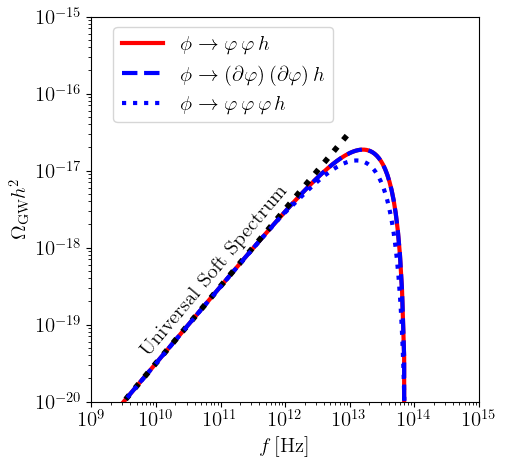
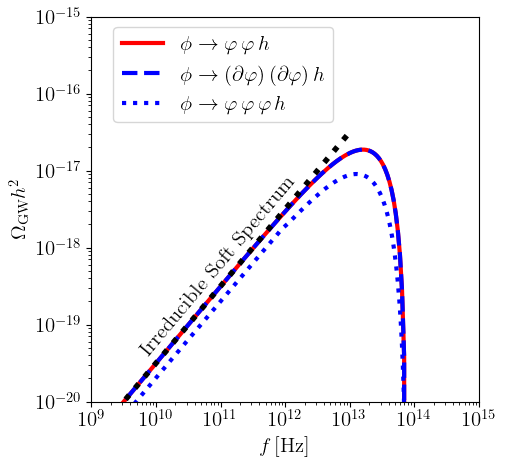
The notebook cell's code change between the first figure and the second:
--- before
+++ after
@@ -8,9 +8,9 @@
 Trh  = 1e10
 
-y1 = OGWh2_ann_new2(x, Trh,mphi)
+y1 = OGWh2(x, Trh,mphi)
 
 x_ann = np.logspace(8, 13, 400)
 
-y1_ann = OGWh2_ann_new(x_ann, Trh,mphi)
+y1_ann = OGWh2_soft(x_ann, Trh,mphi)
 
 plt.plot(x, y1, "r", linewidth=3, label=r'$\phi \to \varphi\, \varphi\, h$')
@@ -24,5 +24,5 @@
 # ax.axvline(x = 9*1e9*(mphi/Trh), ymin=0.01,ymax=0.5, color = 'k', linestyle = ':',linewidth=3) 
 # 
-plt.text(5*1e9, 4*1e-20, r'$\text{Universal Soft Spectrum}$', color = "k", size=15, rotation=50)
+plt.text(5*1e9, 4*1e-20, r'$\text{Irreducible Soft Spectrum}$', color = "k", size=15, rotation=50)
 
 plt.xlabel(r'$f\,[\text{Hz}]$')

Commit: Add files via upload